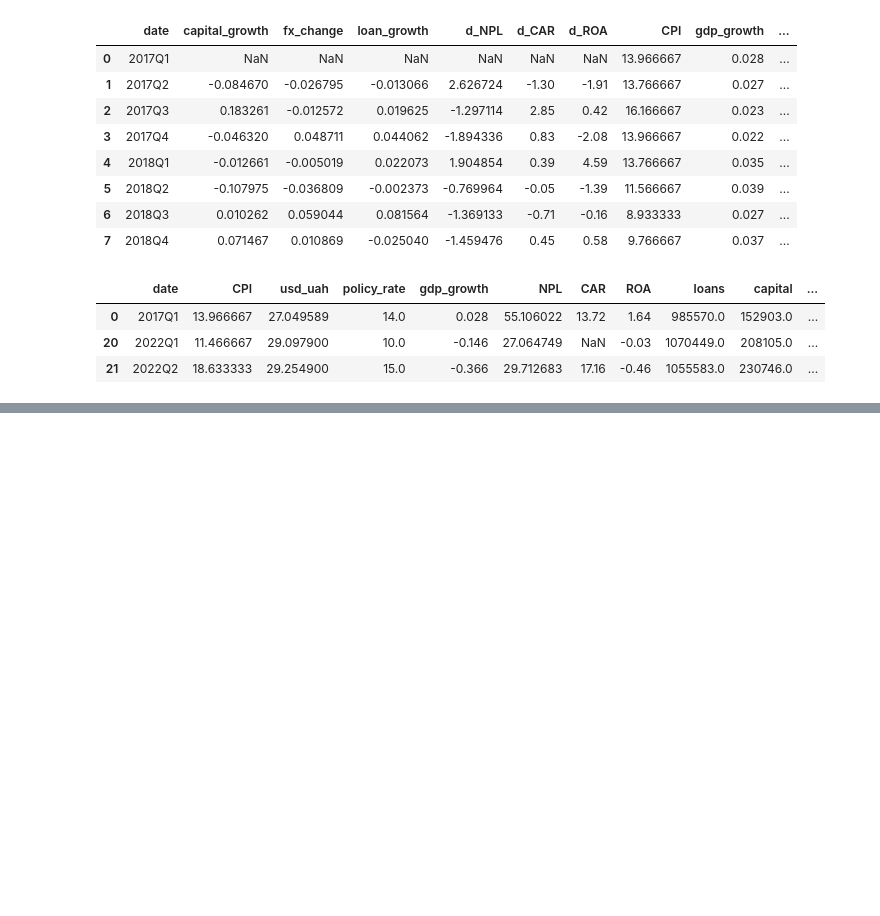
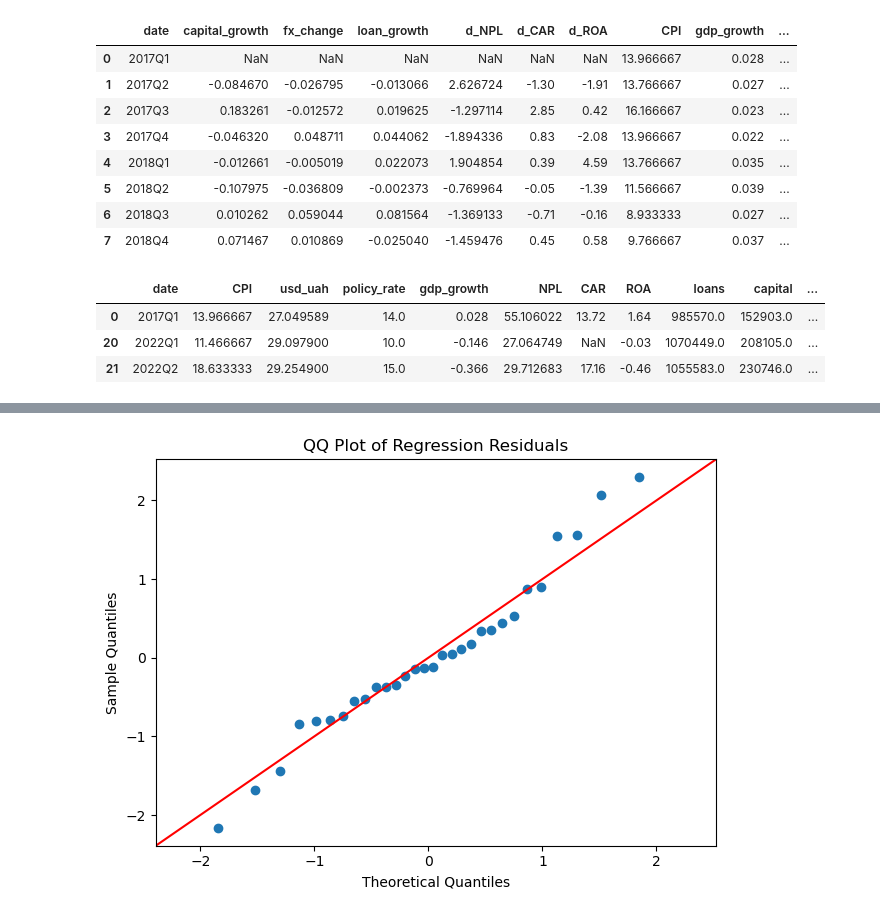
Before and after one commit to darenky/Stress-testing, a Jupyter notebook: notebooks/proccessing/03_regression.ipynb, the cells around one changed output, grey strips where cells are left out. Saved outputs shown, nothing was run; the diff lists cells and outputs as text; code cells hidden in the pictures; blank space fills up the shorter version.

```diff
--- a/notebooks/proccessing/03_regression.ipynb
+++ b/notebooks/proccessing/03_regression.ipynb
@@ -217,0 +339,7 @@ Notes:
+# %%
+sm.qqplot(baseline_data["residuals"], line="45", fit=True)
+plt.title("QQ Plot of Regression Residuals")
+plt.tight_layout()
+plt.show()
+# %% [output]
+[figure, added]
```
Also changed, not shown: parts of 34 cells of this notebook, 2 other files.
